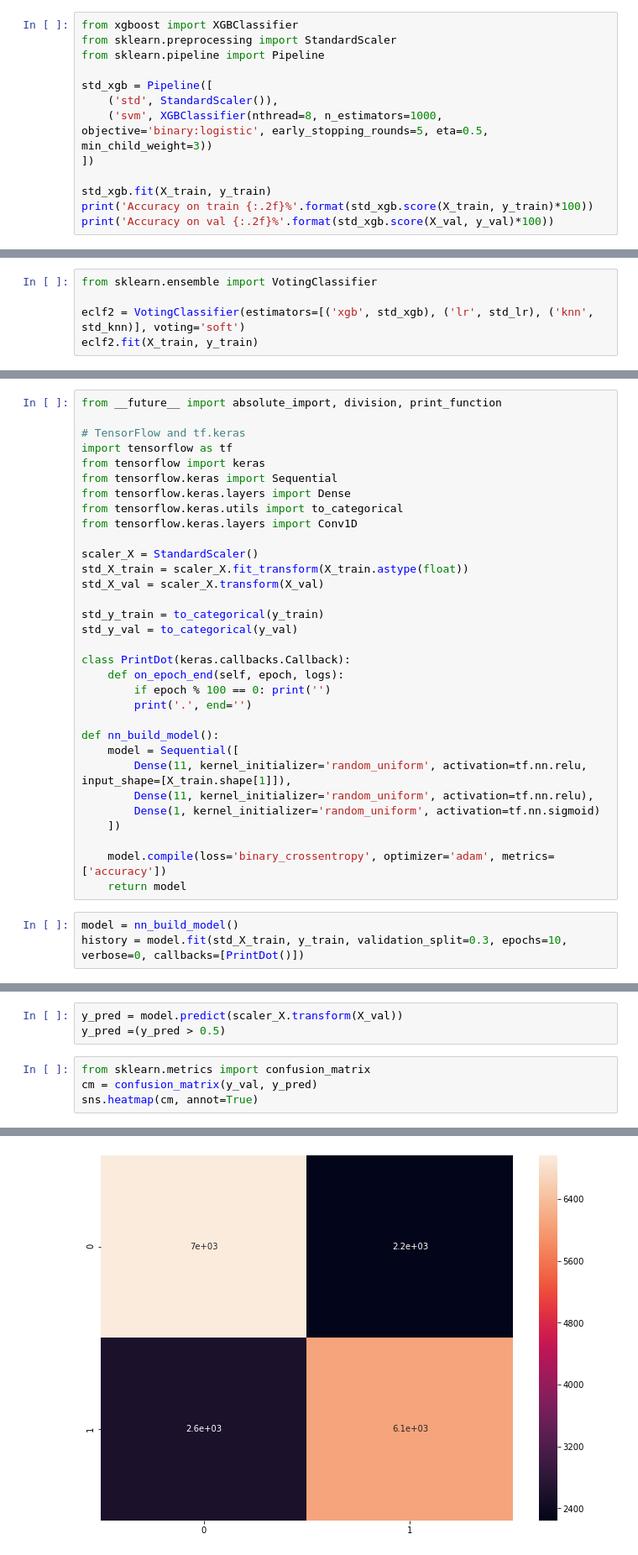
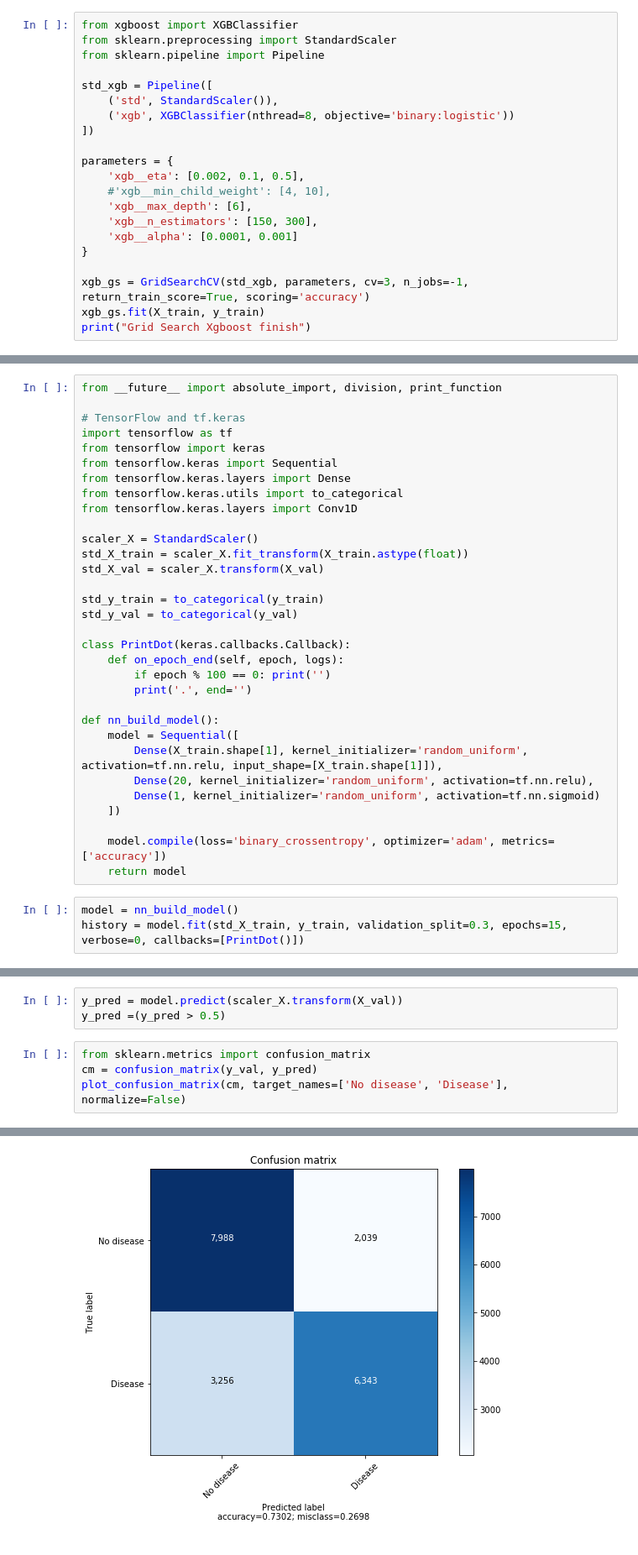
Before and after one commit to nicolasfara/di-project, a Jupyter notebook: cardiovascular-disease.ipynb, the cells around one changed output, grey strips where cells are left out. Shown: that part at 84% size. Cells and saved outputs as stored; diff of their text form.

```diff
--- a/cardiovascular-disease.ipynb
+++ b/cardiovascular-disease.ipynb
@@ -506,10 +776,18 @@ from sklearn.pipeline import Pipeline
 
 std_xgb = Pipeline([
     ('std', StandardScaler()),
-    ('svm', XGBClassifier(nthread=8, n_estimators=1000, objective='binary:logistic', early_stopping_rounds=5, eta=0.5, min_child_weight=3))
+    ('xgb', XGBClassifier(nthread=8, objective='binary:logistic'))
 ])
 
-std_xgb.fit(X_train, y_train)
-print('Accuracy on train {:.2f}%'.format(std_xgb.score(X_train, y_train)*100))
-print('Accuracy on val {:.2f}%'.format(std_xgb.score(X_val, y_val)*100))
+parameters = {
+    'xgb__eta': [0.002, 0.1, 0.5],
+    #'xgb__min_child_weight': [4, 10],
+    'xgb__max_depth': [6],
+    'xgb__n_estimators': [150, 300],
+    'xgb__alpha': [0.0001, 0.001]
+}
+
+xgb_gs = GridSearchCV(std_xgb, parameters, cv=3, n_jobs=-1, return_train_score=True, scoring='accuracy')
+xgb_gs.fit(X_train, y_train)
+print("Grid Search Xgboost finish")
 # %% [output]
@@ -538,5 +902,0 @@ model_serialize.close()
-# %%
-from sklearn.ensemble import VotingClassifier
-
-eclf2 = VotingClassifier(estimators=[('xgb', std_xgb), ('lr', std_lr), ('knn', std_knn)], voting='soft')
-eclf2.fit(X_train, y_train)
@@ -622,8 +948,8 @@ class PrintDot(keras.callbacks.Callback):
 
 def nn_build_model():
     model = Sequential([
-        Dense(11, kernel_initializer='random_uniform', activation=tf.nn.relu, input_shape=[X_train.shape[1]]),
-        Dense(11, kernel_initializer='random_uniform', activation=tf.nn.relu),
+        Dense(X_train.shape[1], kernel_initializer='random_uniform', activation=tf.nn.relu, input_shape=[X_train.shape[1]]),
+        Dense(20, kernel_initializer='random_uniform', activation=tf.nn.relu),
         Dense(1, kernel_initializer='random_uniform', activation=tf.nn.sigmoid)
     ])
 
@@ -631,6 +957,6 @@ def nn_build_model():
     return model
 # %%
 model = nn_build_model()
-history = model.fit(std_X_train, y_train, validation_split=0.3, epochs=10, verbose=0, callbacks=[PrintDot()])
+history = model.fit(std_X_train, y_train, validation_split=0.3, epochs=15, verbose=0, callbacks=[PrintDot()])
 # %% [output]
 WARNING: Logging before flag parsing goes to stderr.
@@ -658,5 +984,5 @@ y_pred =(y_pred > 0.5)
 # %%
 from sklearn.metrics import confusion_matrix
 cm = confusion_matrix(y_val, y_pred)
-sns.heatmap(cm, annot=True)
+plot_confusion_matrix(cm, target_names=['No disease', 'Disease'], normalize=False)
 # %% [output]
@@ -664 +989 @@ sns.heatmap(cm, annot=True)
-[figure, old version]
+[figure, new version]
```
Also changed, not shown: parts of 112 cells of this notebook, 7 other files.
